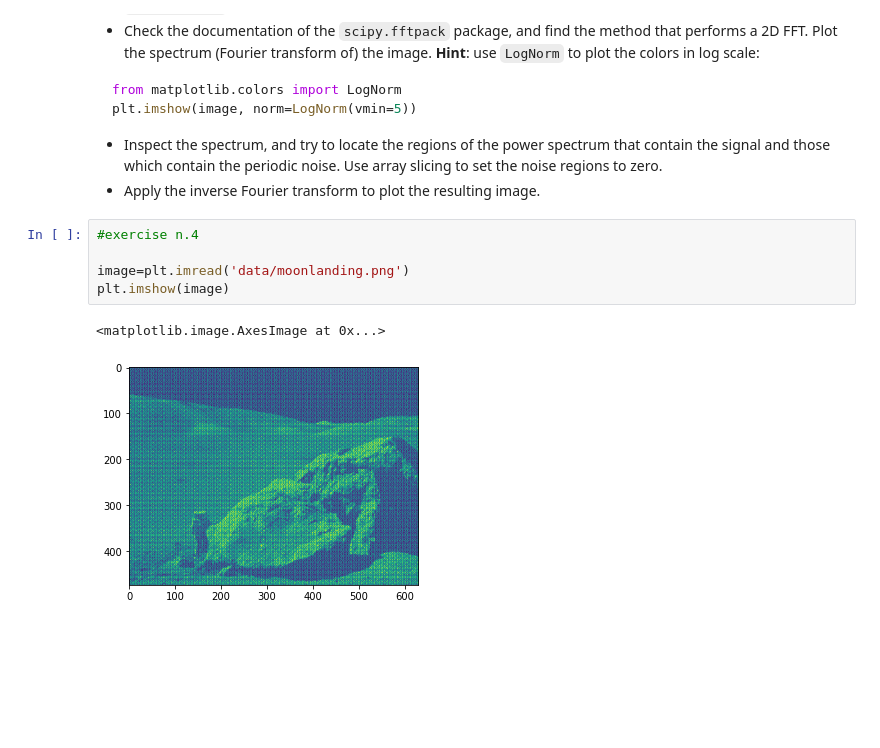
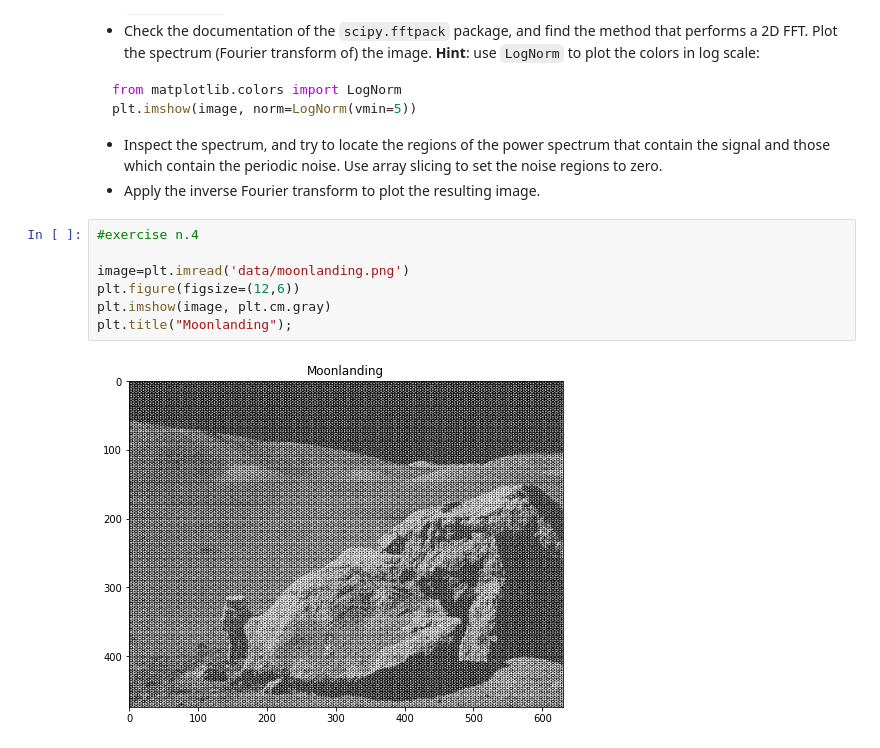
Before and after one commit to vittoriapv/HighLevelProgramming2021, a Jupyter notebook: 09ex_algorithms.ipynb, the cells around one changed output. Cells and saved outputs as stored; diff of their text form; blank space fills up the shorter version.

```diff
--- a/09ex_algorithms.ipynb
+++ b/09ex_algorithms.ipynb
@@ -103,8 +160,9 @@ plt.imshow(image, norm=LogNorm(vmin=5))
 # %%
 #exercise n.4
 
 image=plt.imread('data/moonlanding.png')
-plt.imshow(image)
+plt.figure(figsize=(12,6))
+plt.imshow(image, plt.cm.gray)
+plt.title("Moonlanding");
 # %% [output]
-<matplotlib.image.AxesImage at 0x...>
-[figure, old version]
+[figure, new version]
```
Also changed, not shown: parts of 5 cells of this notebook.
